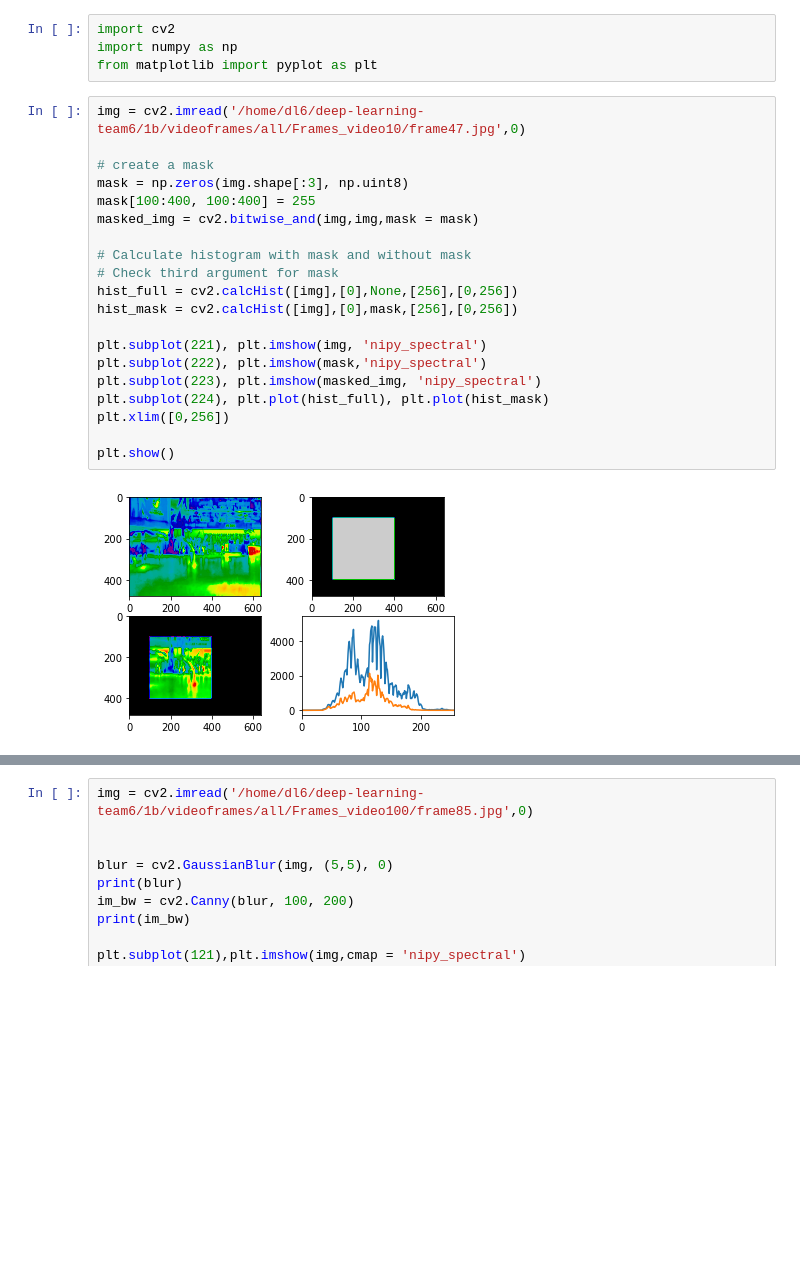
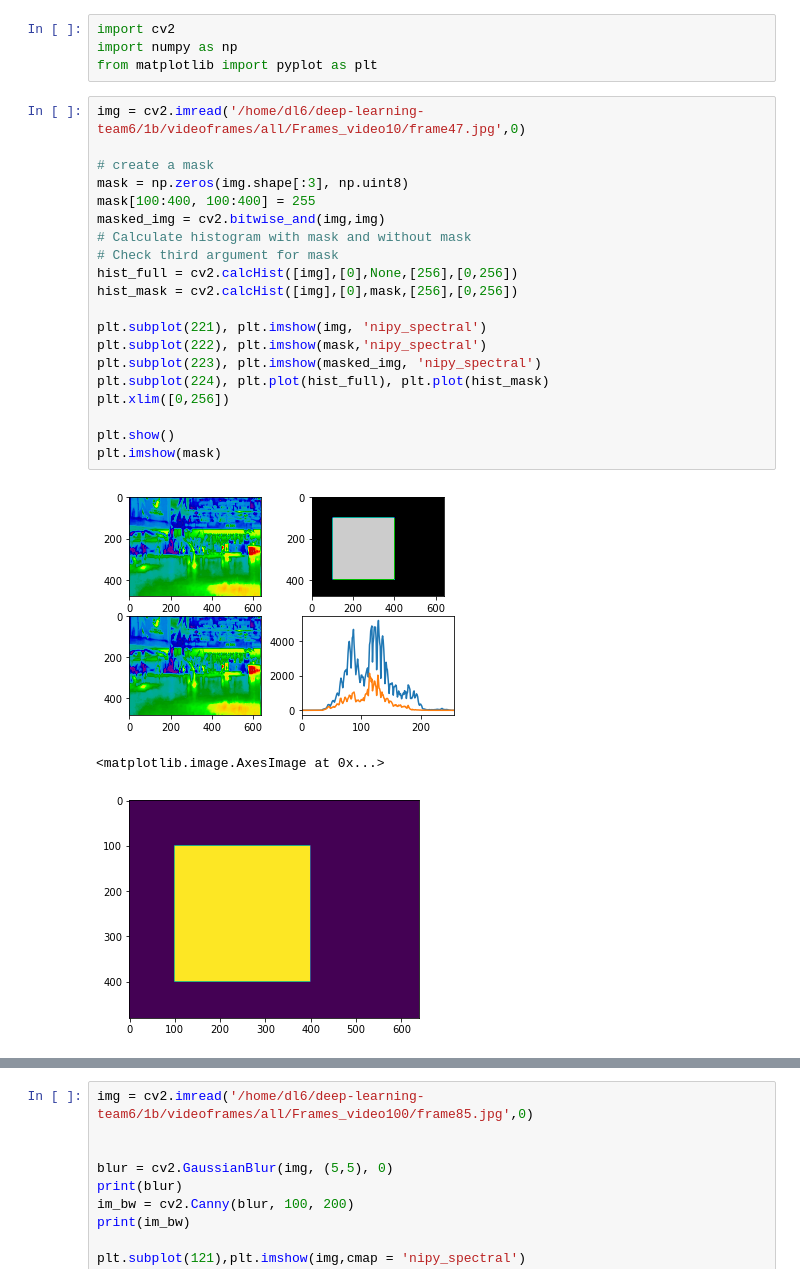
Before and after one commit to proohit/deep-learning-team6, a Jupyter notebook: 2c/Task 2c.ipynb, the cells around one changed output, grey strips where cells are left out. Saved outputs shown, nothing was run; the diff lists cells and outputs as text; blank space fills up the shorter version.

```diff
--- a/2c/Task 2c.ipynb
+++ b/2c/Task 2c.ipynb
@@ -126,22 +120,24 @@ from matplotlib import pyplot as plt
 # %%
 img = cv2.imread('/home/dl6/deep-learning-team6/1b/videoframes/all/Frames_video10/frame47.jpg',0)
 
 # create a mask
 mask = np.zeros(img.shape[:3], np.uint8)
 mask[100:400, 100:400] = 255
-masked_img = cv2.bitwise_and(img,img,mask = mask)
-
+masked_img = cv2.bitwise_and(img,img)
 # Calculate histogram with mask and without mask
 # Check third argument for mask
 hist_full = cv2.calcHist([img],[0],None,[256],[0,256])
 hist_mask = cv2.calcHist([img],[0],mask,[256],[0,256])
 
 plt.subplot(221), plt.imshow(img, 'nipy_spectral')
 plt.subplot(222), plt.imshow(mask,'nipy_spectral')
 plt.subplot(223), plt.imshow(masked_img, 'nipy_spectral')
 plt.subplot(224), plt.plot(hist_full), plt.plot(hist_mask)
 plt.xlim([0,256])
 
 plt.show()
+plt.imshow(mask)
 # %% [output]
-[figure, old version]
+[figure, new version]
+<matplotlib.image.AxesImage at 0x...>
+[figure, added]
```
Also changed, not shown: parts of 8 cells of this notebook, 3 other files.
